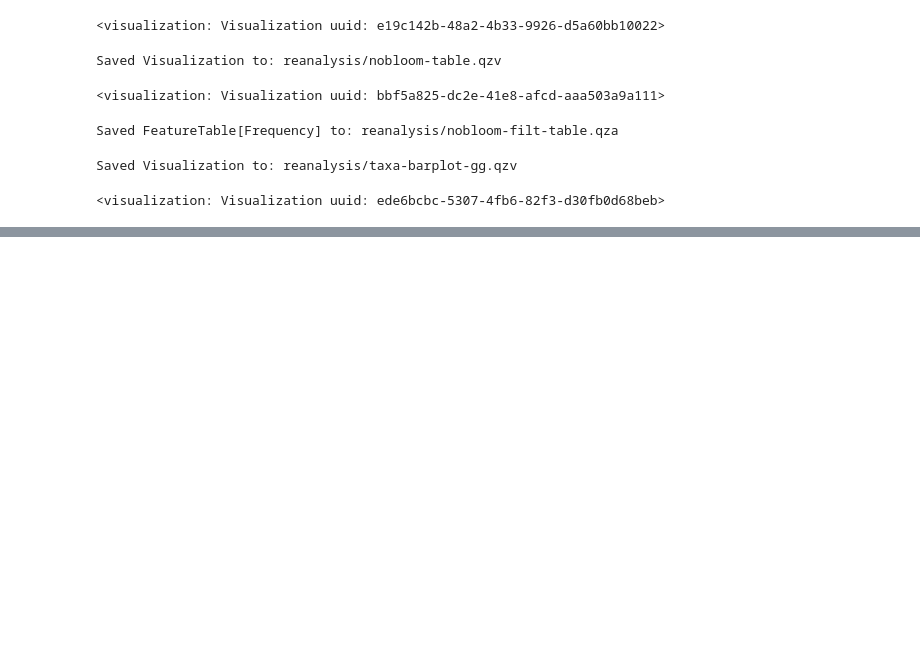
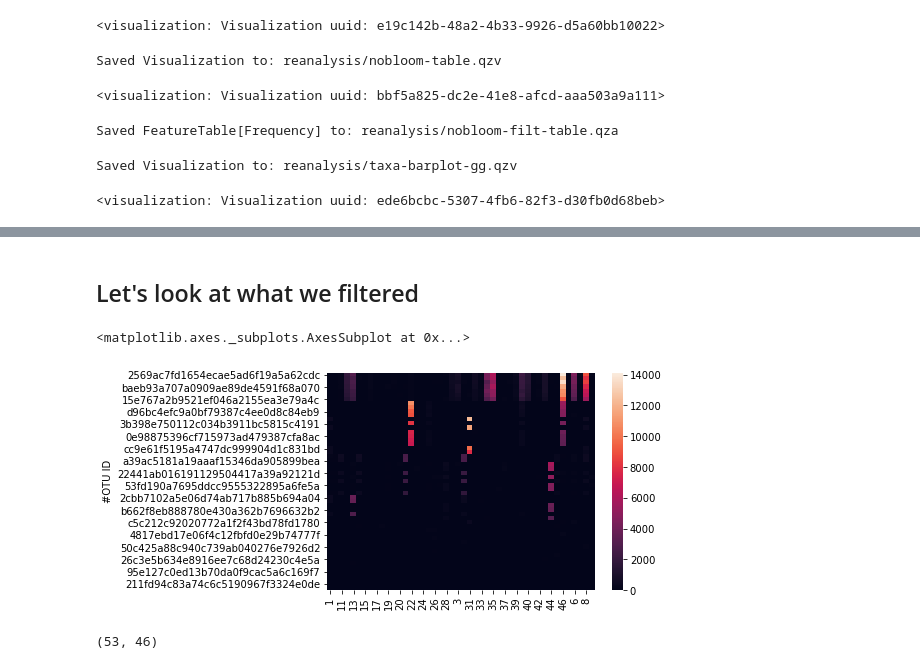
Before and after one commit to sterrettJD/Chemobrain, a Jupyter notebook: Filter-bloomed-and-reanalyze.ipynb, the cells around one changed output, grey strips where cells are left out. Cells and saved outputs as stored; diff of their text form; code cells hidden in the pictures; blank space fills up the shorter version.

Commit message:
Filter bloom sequences, descriptive plots

```diff
--- a/Filter-bloomed-and-reanalyze.ipynb
+++ b/Filter-bloomed-and-reanalyze.ipynb
@@ -268,0 +291,5 @@ weighted_unifrac_sig_results.csv
+# %%
+biom_df["Sequence"] = biom_df["index"].apply(lambda x: seqs_dict[x])
+# %%
+bloom_seqs = [str(seq_record.seq) for seq_record in SeqIO.parse("newbloom.all.fna",
+                                                             "fasta")]
@@ -268,0 +302,3 @@ weighted_unifrac_sig_results.csv
+# %%
+biom_df["to_drop"] = biom_df["Sequence"].apply(lambda x: sum([seq in x for seq in bloom_seqs])>0)
+biom_filt_df = biom_df[biom_df["to_drop"]==False]
@@ -268,0 +311,10 @@ weighted_unifrac_sig_results.csv
+# %% [markdown]
+## Let's look at what we filtered
+# %%
+filtered_df = biom_df[biom_df["to_drop"]==True]
+filtered_df = filtered_df.drop(["Sequence", "to_drop"], axis=1).rename(columns={"index":"#OTU ID"}).set_index("#OTU ID")
+# %%
+sns.heatmap(filtered_df)
+# %% [output]
+<matplotlib.axes._subplots.AxesSubplot at 0x...>
+[figure, added]
@@ -268,0 +326,4 @@ weighted_unifrac_sig_results.csv
+# %%
+filtered_df_tax.shape
+# %% [output]
+(53, 46)
```
Also changed, not shown: parts of 37 cells of this notebook.
